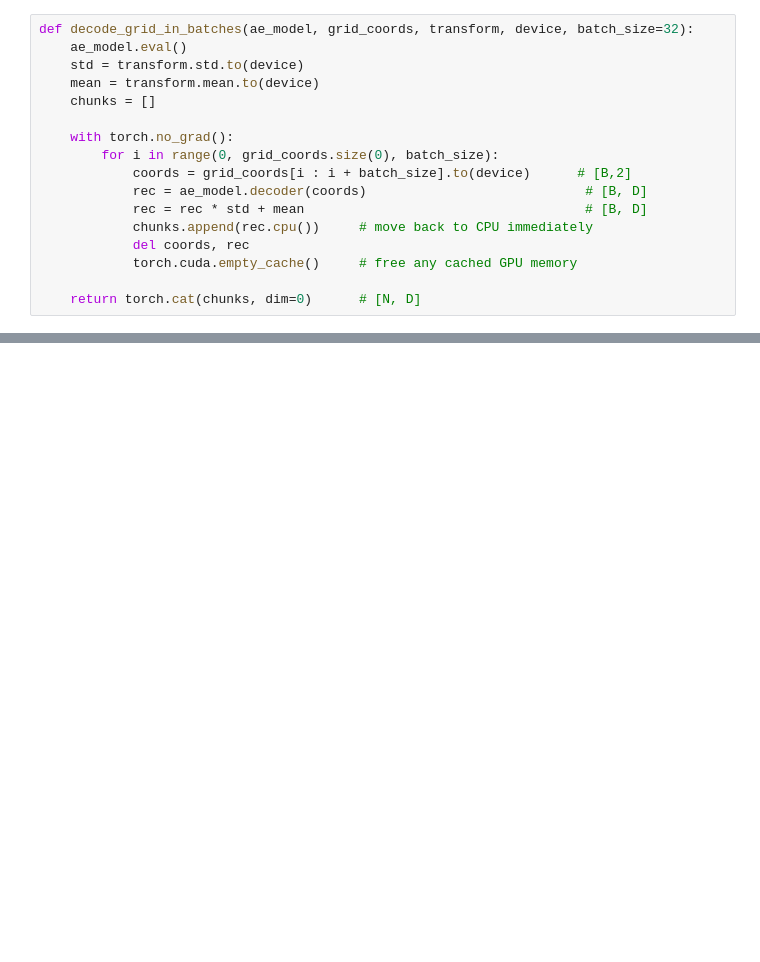
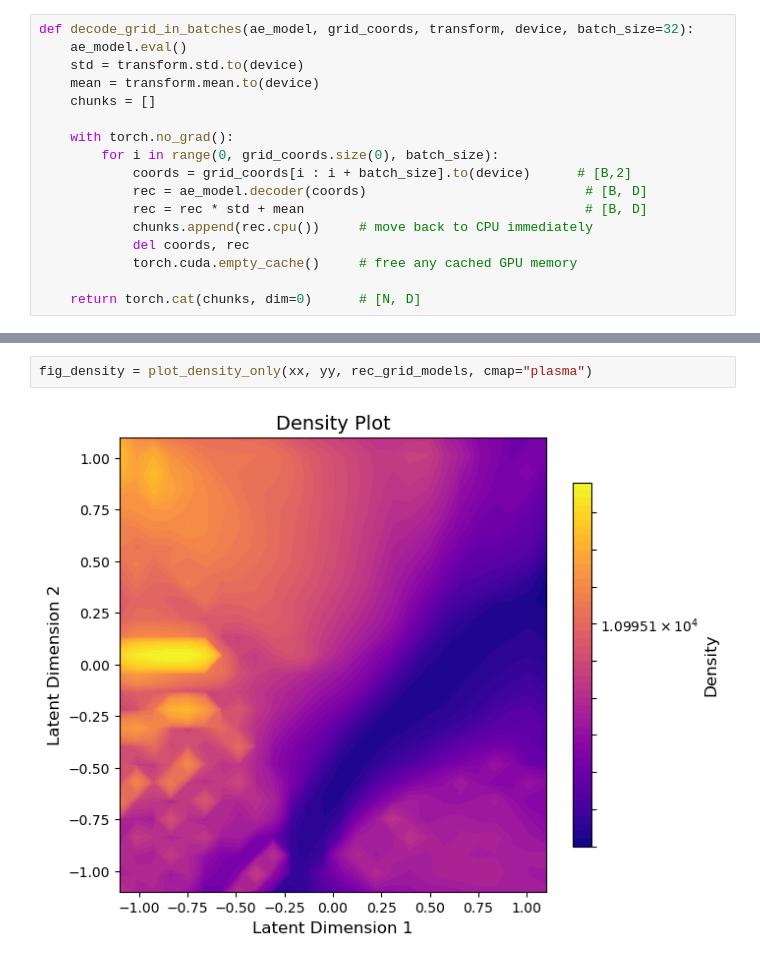
Before and after one commit to the-nilosch/train-viz, a Jupyter notebook: 03_loss_landscape.ipynb, the cells around one changed output, grey strips where cells are left out. Drawn from its saved outputs; the diff is of its cells as text; blank space fills up the shorter version.

```diff
--- a/03_loss_landscape.ipynb
+++ b/03_loss_landscape.ipynb
@@ -637,0 +543,4 @@ def plot_loss_landscape(
+# %%
+fig_density = plot_density_only(xx, yy, rec_grid_models, cmap="plasma")
+# %% [output]
+[figure, added]
```
Also changed, not shown: parts of 30 cells of this notebook, 1 other file.
